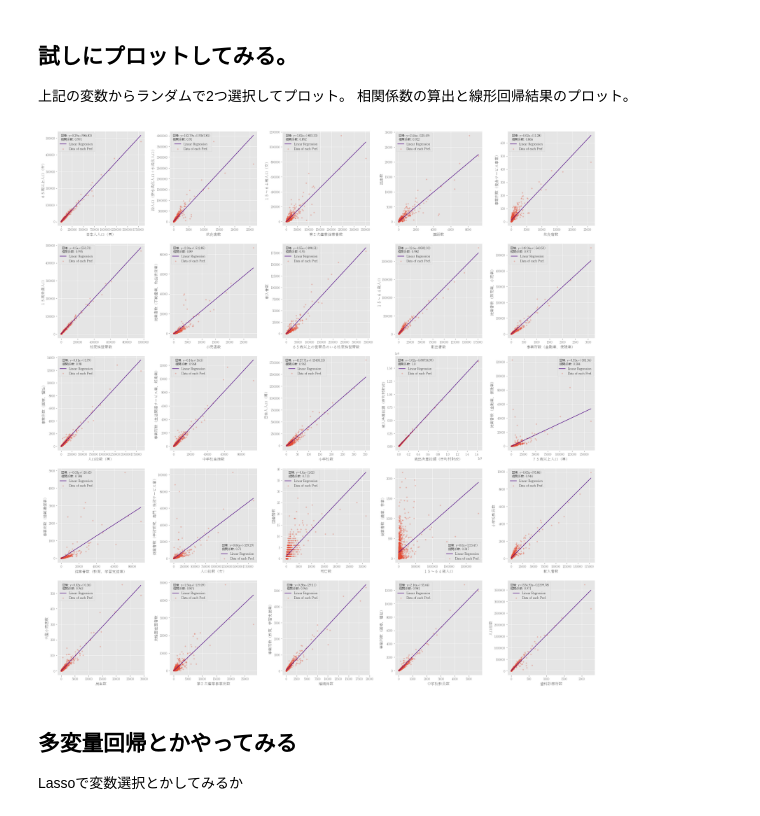
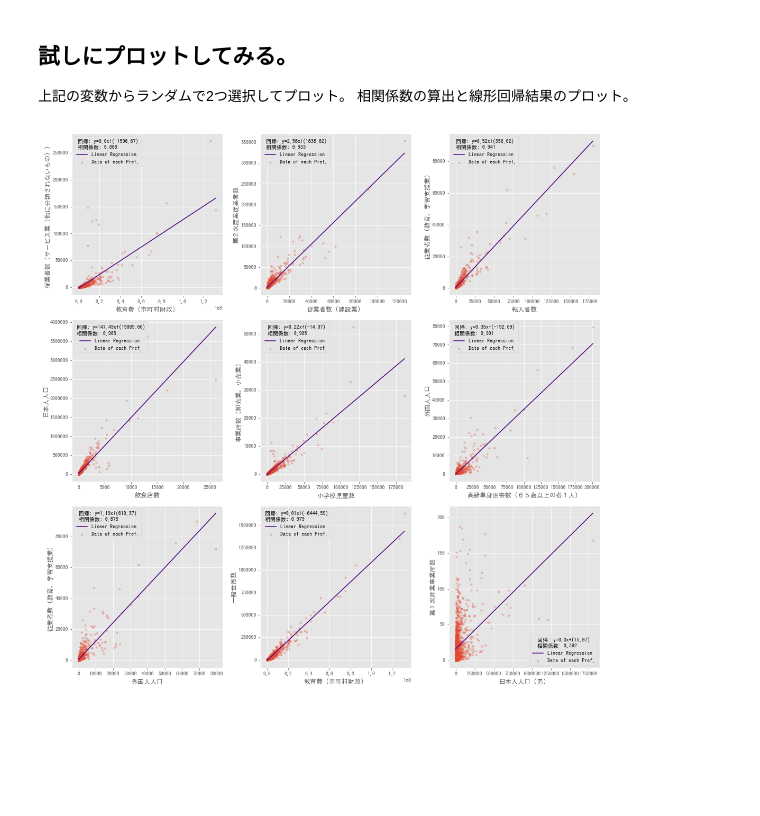
Before and after one commit to seiichiinoue/ssdse-analysis, a Jupyter notebook: import_plot_sample.ipynb, the cells around one changed output. Saved outputs shown, nothing was run; the diff lists cells and outputs as text; code cells hidden in the pictures; blank space fills up the shorter version.

```diff
--- a/import_plot_sample.ipynb
+++ b/import_plot_sample.ipynb
@@ -25,5 +29,10 @@ plt.style.use('ggplot')
 # %%
-font = {"family":"Yu Mincho"}
+if os.name == "nt":
+    # on Windows
+    font = {"family":"Yu Mincho"}
+
+font = {"family":"IPAGothic"}
+
 mpl.rc('font', **font)
 # %%
 ssdse = pd.read_csv("SSDSE.csv", header=1)
@@ -122,10 +131,6 @@ def random_scatter(row: int = 3, col: int = 3):
 
     fig.tight_layout()
 # %%
-random_scatter(5, 5)
+random_scatter()
 # %% [output]
-[figure, old version]
+[figure, new version]
-# %% [markdown]
-## 多変量回帰とかやってみる
-
-Lassoで変数選択とかしてみるか
```
Also changed, not shown: parts of 4 cells of this notebook, 1 other file.
